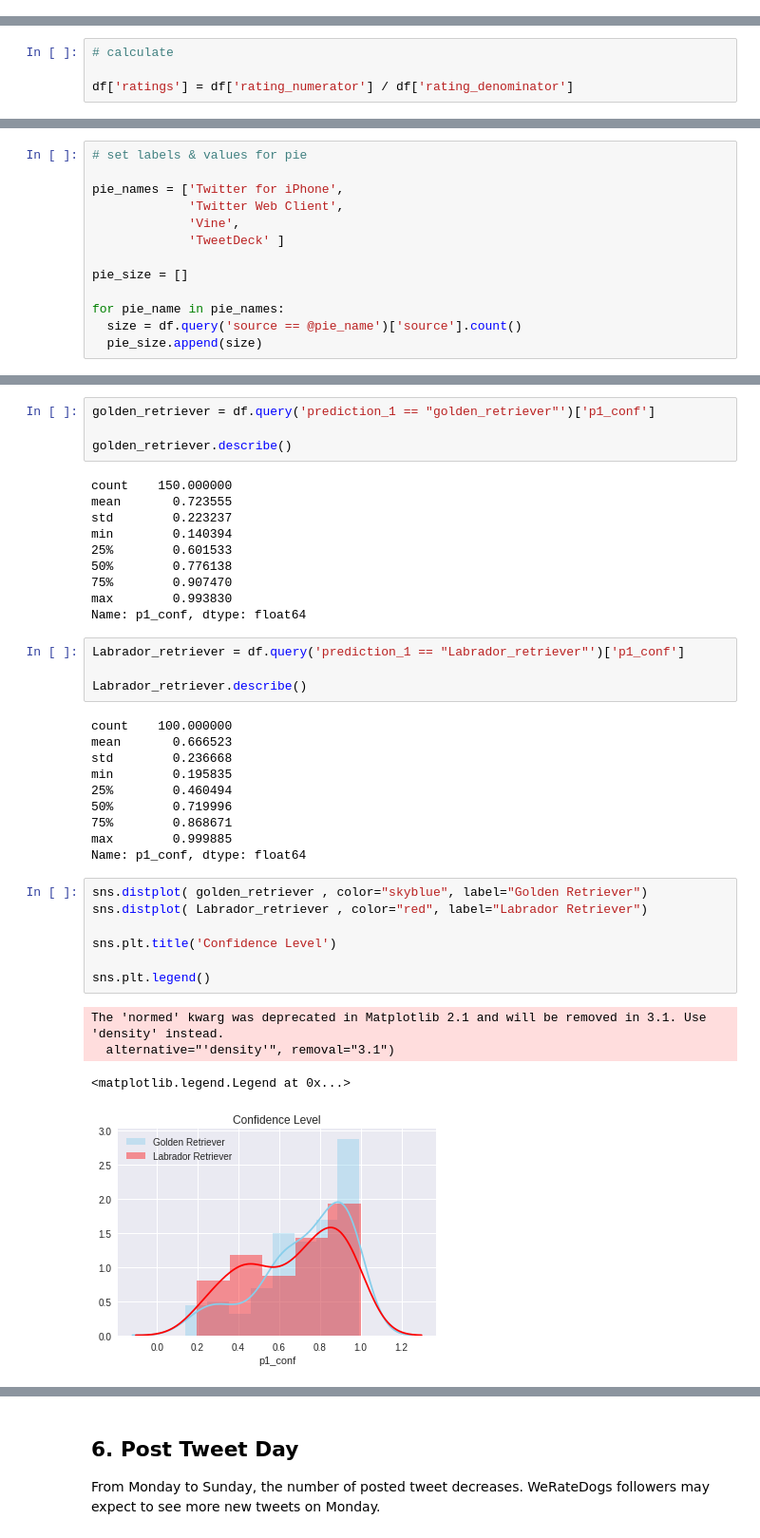
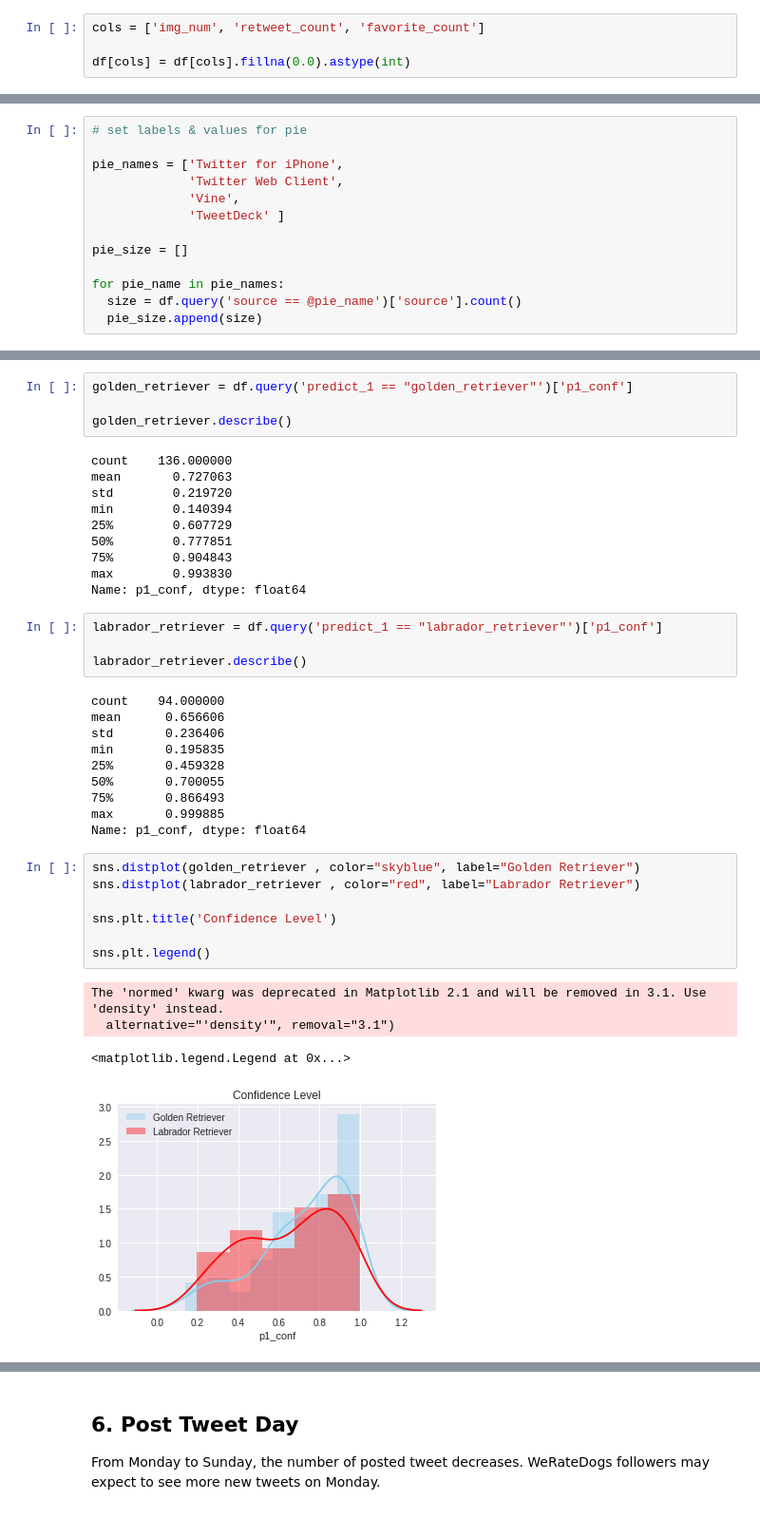
Before and after one commit to yanglinjing/dand_p7_WeRateDogs_Twitter_Analysis, a Jupyter notebook: wrangle_act.ipynb, the cells around one changed output, grey strips where cells are left out. Shown: that part at 95% size. Drawn from its saved outputs; the diff is of its cells as text.

```diff
--- a/wrangle_act.ipynb
+++ b/wrangle_act.ipynb
@@ -811,3 +1012,7 @@ df['timestamp'] = pd.to_datetime(df['timestamp'])
+# %%
+cols = ['img_num', 'retweet_count', 'favorite_count']
+
+df[cols] = df[cols].fillna(0.0).astype(int)
 # %% [markdown]
 # Analysing Data
 # %% [markdown]
@@ -821,4 +1025,0 @@ After cutting off these 10 rows, it shows that the ratings of dogs are left-skew
-# %%
-# calculate
-
-df['ratings'] = df['rating_numerator'] / df['rating_denominator']
@@ -978,43 +1164,43 @@ Text(0, 0.5, 'Dog Types')
 # %%
-golden_retriever = df.query('prediction_1 == "golden_retriever"')['p1_conf']
+golden_retriever = df.query('predict_1 == "golden_retriever"')['p1_conf']
 
 golden_retriever.describe()
 # %% [output]
-count    150.000000
-mean       0.723555
-std        0.223237
+count    136.000000
+mean       0.727063
+std        0.219720
 min        0.140394
-25%        0.601533
-50%        0.776138
-75%        0.907470
+25%        0.607729
+50%        0.777851
+75%        0.904843
 max        0.993830
 Name: p1_conf, dtype: float64
 # %%
-Labrador_retriever = df.query('prediction_1 == "Labrador_retriever"')['p1_conf']
+labrador_retriever = df.query('predict_1 == "labrador_retriever"')['p1_conf']
 
-Labrador_retriever.describe()
+labrador_retriever.describe()
 # %% [output]
-count    100.000000
-mean       0.666523
-std        0.236668
-min        0.195835
-25%        0.460494
-50%        0.719996
-75%        0.868671
-max        0.999885
+count    94.000000
+mean      0.656606
+std       0.236406
+min       0.195835
+25%       0.459328
+50%       0.700055
+75%       0.866493
+max       0.999885
 Name: p1_conf, dtype: float64
 # %%
-sns.distplot( golden_retriever , color="skyblue", label="Golden Retriever")
-sns.distplot( Labrador_retriever , color="red", label="Labrador Retriever")
+sns.distplot(golden_retriever , color="skyblue", label="Golden Retriever")
+sns.distplot(labrador_retriever , color="red", label="Labrador Retriever")
 
 sns.plt.title('Confidence Level')
 
 sns.plt.legend()
 # %% [output]
 The 'normed' kwarg was deprecated in Matplotlib 2.1 and will be removed in 3.1. Use 'density' instead.
   alternative="'density'", removal="3.1")
 <matplotlib.legend.Legend at 0x...>
-[figure, old version]
+[figure, new version]
 # %% [markdown]
 ## 5. Dog Stages
 
```
Also changed, not shown: parts of 164 cells of this notebook.
